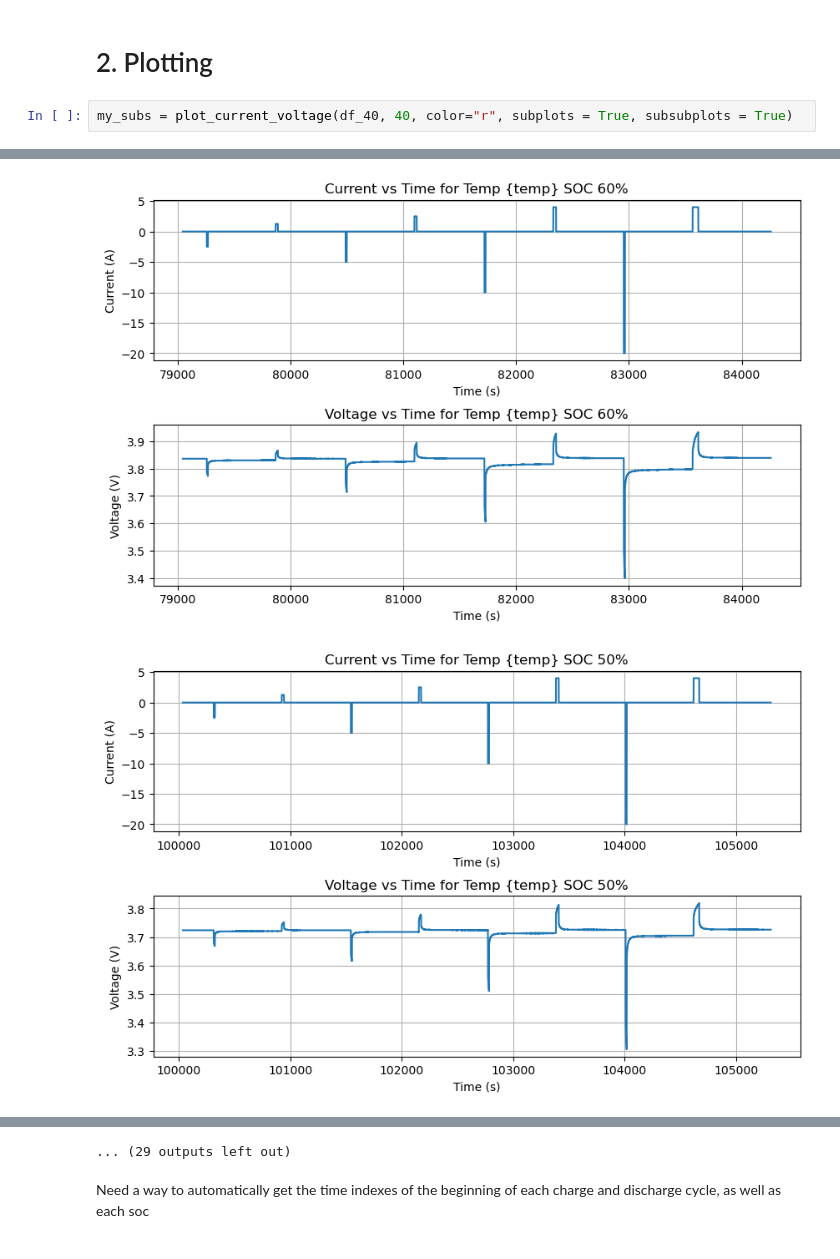
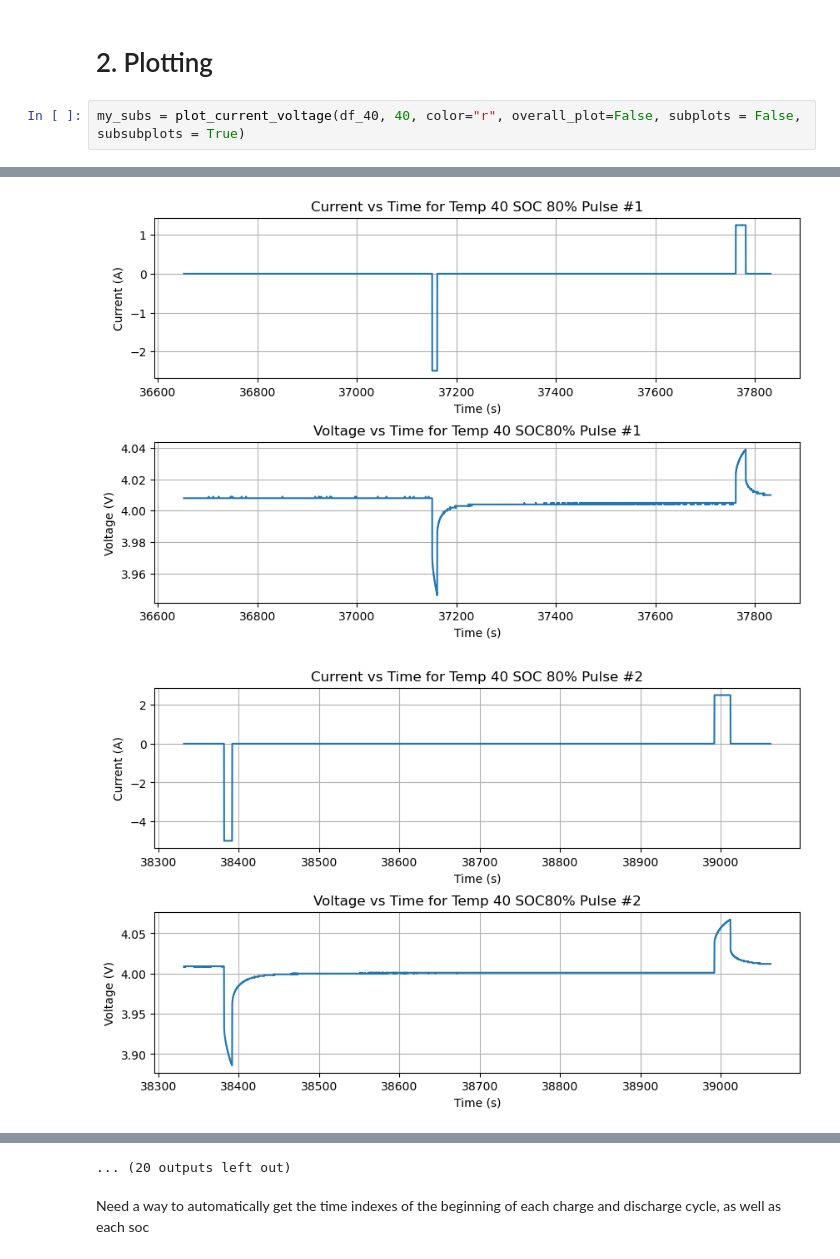
Before and after one commit to feyzijan/BatteryModelling, a Jupyter notebook: Part2InitialCode.ipynb, the cells around one changed output, grey strips where cells are left out. Drawn from its saved outputs; the diff is of its cells as text.

```diff
--- a/FCTTProjectPart2.ipynb
+++ b/Part2InitialCode.ipynb
@@ -220,5 +197,5 @@ def plot_current_voltage(df, temp, color="g", current = True, voltage =True, ove
 # %% [markdown]
 # 2. Plotting
 # %%
-my_subs = plot_current_voltage(df_40, 40, color="r", subplots = True, subsubplots = True)
+my_subs = plot_current_voltage(df_40, 40, color="r", overall_plot=False, subplots = False, subsubplots = True)
 # %% [output]
@@ -229,2 +206,2 @@ my_subs = plot_current_voltage(df_40, 40, color="r", subplots = True, subsubplot
-[figure, old version]
+[figure, new version]
-[figure, old version]
+[figure, new version]
@@ -237,4 +214,4 @@ my_subs = plot_current_voltage(df_40, 40, color="r", subplots = True, subsubplot
-... (29 outputs left out)
+... (20 outputs left out)
 # %% [markdown]
 Need a way to automatically get the time indexes of the beginning of each charge and discharge cycle, as well as each soc
 # %% [markdown]
```
Also changed, not shown: parts of 114 cells of this notebook, 7 other files.
